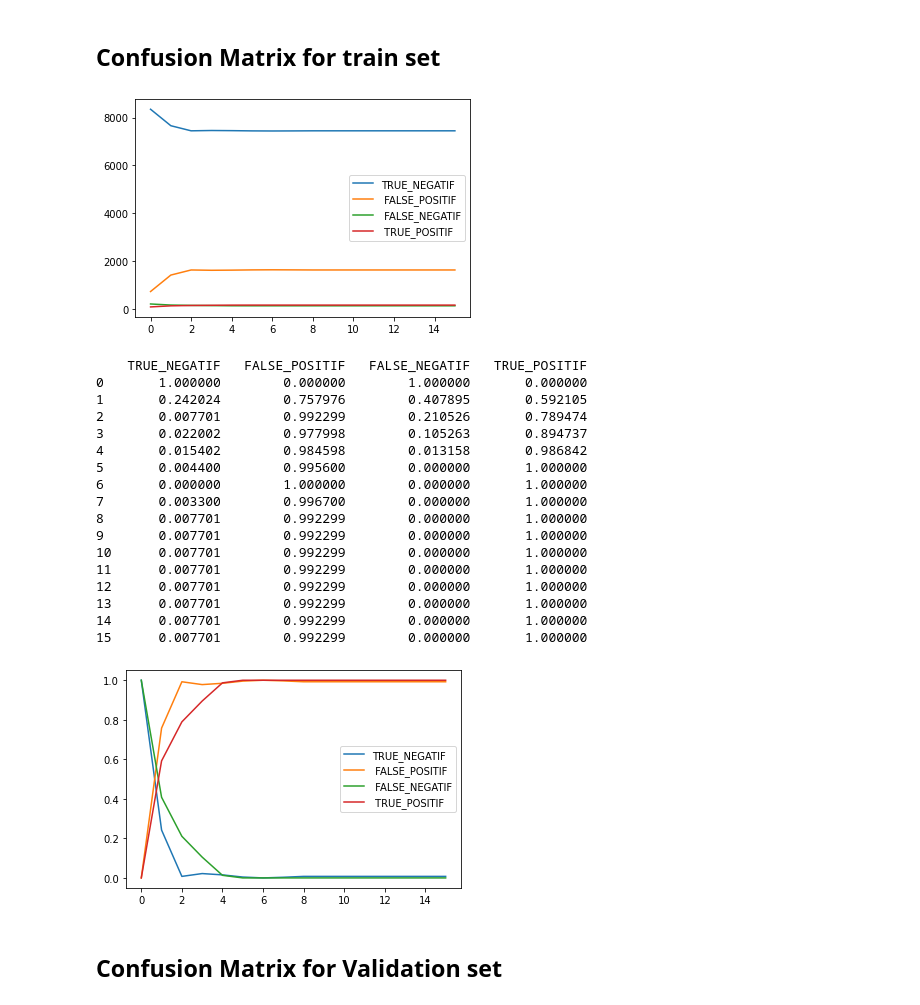
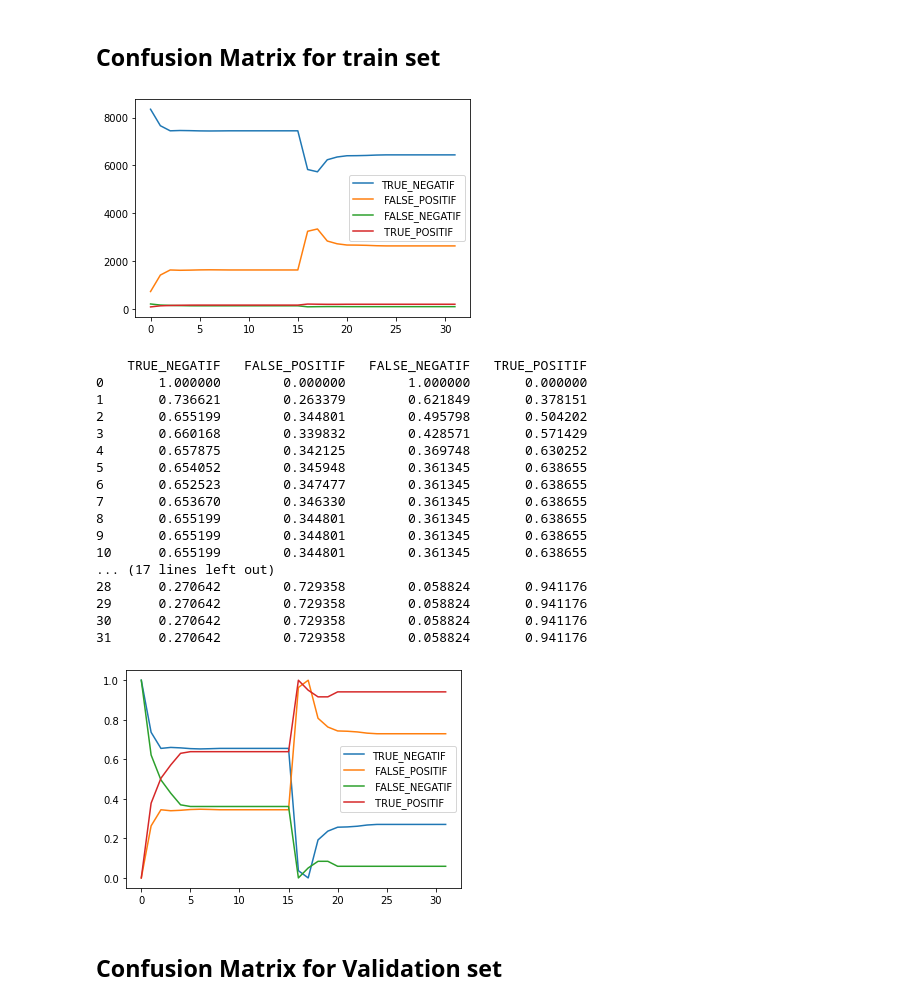
Before and after one commit to abelaktib/projet_long, a Jupyter notebook: analyseslide1.ipynb, the cells around one changed output. Cells and saved outputs as stored; diff of their text form; code cells hidden in the pictures.

```diff
--- a/analyseslide1.ipynb
+++ b/analyseslide1.ipynb
@@ -108,35 +108,35 @@ plt.show()
 # %% [markdown]
 ## Confusion Matrix for train set
 # %%
-df = pd.read_csv("confusion_matrix.csv",skiprows=[2,4,6,8,10,12,14,16,18,20,22,24,26,28,30,32,34,36,38,40,42,44,46])
+df = pd.read_csv("confusion_matrix.csv",skiprows=[2,4,6,8,10,12,14,16,18,20,22,24,26,28,30,32,34,36,38,40,42,44,46,48,50,52,54,56,58,60,62,64])
 fig = df.plot()
 plt.show()
 scaler = MinMaxScaler()
 normalized_data = scaler.fit_transform(df)
 normalized_df = pd.DataFrame(normalized_data, columns=df.columns)
 print(normalized_df)
 fig2 = normalized_df.plot()
 plt.show()
 # %% [output]
-[figure, old version]
+[figure, new version]
     TRUE_NEGATIF   FALSE_POSITIF   FALSE_NEGATIF   TRUE_POSITIF
 0       1.000000        0.000000        1.000000       0.000000
-1       0.242024        0.757976        0.407895       0.592105
-2       0.007701        0.992299        0.210526       0.789474
-3       0.022002        0.977998        0.105263       0.894737
-4       0.015402        0.984598        0.013158       0.986842
-5       0.004400        0.995600        0.000000       1.000000
-6       0.000000        1.000000        0.000000       1.000000
-7       0.003300        0.996700        0.000000       1.000000
-8       0.007701        0.992299        0.000000       1.000000
-9       0.007701        0.992299        0.000000       1.000000
-10      0.007701        0.992299        0.000000       1.000000
-11      0.007701        0.992299        0.000000       1.000000
-12      0.007701        0.992299        0.000000       1.000000
-13      0.007701        0.992299        0.000000       1.000000
-14      0.007701        0.992299        0.000000       1.000000
-15      0.007701        0.992299        0.000000       1.000000
+1       0.736621        0.263379        0.621849       0.378151
+2       0.655199        0.344801        0.495798       0.504202
+3       0.660168        0.339832        0.428571       0.571429
+4       0.657875        0.342125        0.369748       0.630252
+5       0.654052        0.345948        0.361345       0.638655
+6       0.652523        0.347477        0.361345       0.638655
+7       0.653670        0.346330        0.361345       0.638655
+8       0.655199        0.344801        0.361345       0.638655
+9       0.655199        0.344801        0.361345       0.638655
+10      0.655199        0.344801        0.361345       0.638655
+... (17 lines left out)
+28      0.270642        0.729358        0.058824       0.941176
+29      0.270642        0.729358        0.058824       0.941176
+30      0.270642        0.729358        0.058824       0.941176
+31      0.270642        0.729358        0.058824       0.941176
-[figure, old version]
+[figure, new version]
 # %% [markdown]
 ## Confusion Matrix for Validation set
 # %%
```
Also changed, not shown: parts of 5 cells of this notebook.
